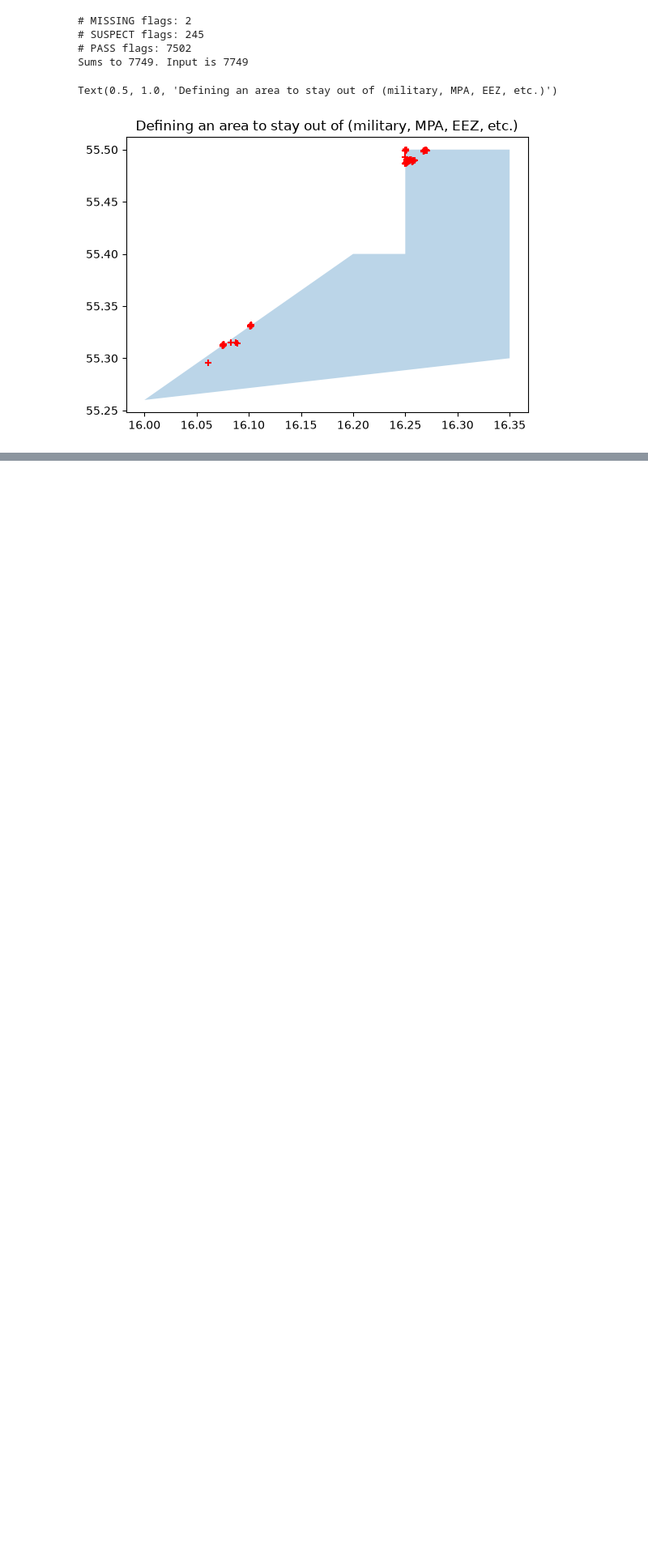
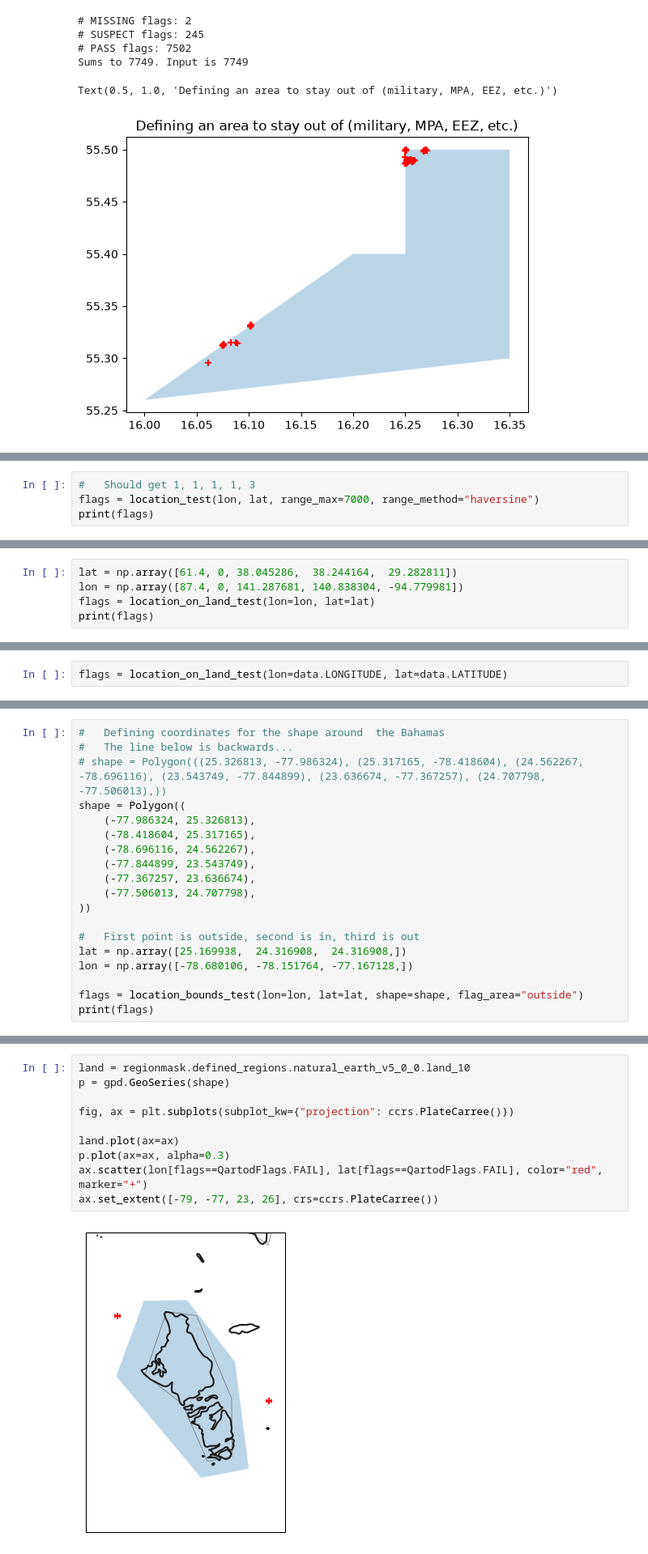
Before and after one commit to Klankers/mau_gsoc_qartod, a Jupyter notebook: deliverable_2.ipynb, the cells around one changed output, grey strips where cells are left out. Shown at 81% size. Drawn from its saved outputs; the diff is of its cells as text; blank space fills up the shorter version.

Commit message:
Finalize the location tests

```diff
--- a/deliverable_2.ipynb
+++ b/deliverable_2.ipynb
@@ -3396,0 +3535,4 @@ Text(0.5, 1.0, 'Defining an area to stay out of (military, MPA, EEZ, etc.)')
+# %%
+#   Should get 1, 1, 1, 1, 3
+flags = location_test(lon, lat, range_max=7000, range_method="haversine")
+print(flags)
@@ -3396,0 +3620,5 @@ Text(0.5, 1.0, 'Defining an area to stay out of (military, MPA, EEZ, etc.)')
+# %%
+lat = np.array([61.4, 0, 38.045286,  38.244164,  29.282811])
+lon = np.array([87.4, 0, 141.287681, 140.838304, -94.779981])
+flags = location_on_land_test(lon=lon, lat=lat)
+print(flags)
@@ -3396,0 +3627,2 @@ Text(0.5, 1.0, 'Defining an area to stay out of (military, MPA, EEZ, etc.)')
+# %%
+flags = location_on_land_test(lon=data.LONGITUDE, lat=data.LATITUDE)
@@ -3396,0 +3731,19 @@ Text(0.5, 1.0, 'Defining an area to stay out of (military, MPA, EEZ, etc.)')
+# %%
+#   Defining coordinates for the shape around  the Bahamas
+#   The line below is backwards...
+# shape = Polygon(((25.326813, -77.986324), (25.317165, -78.418604), (24.562267, -78.696116), (23.543749, -77.844899), (23.636674, -77.367257), (24.707798, -77.506013),))
+shape = Polygon((
+    (-77.986324, 25.326813),
+    (-78.418604, 25.317165),
+    (-78.696116, 24.562267),
+    (-77.844899, 23.543749),
+    (-77.367257, 23.636674),
+    (-77.506013, 24.707798),
+))
+
+#   First point is outside, second is in, third is out
+lat = np.array([25.169938,  24.316908,  24.316908,])
+lon = np.array([-78.680106, -78.151764, -77.167128,])
+
+flags = location_bounds_test(lon=lon, lat=lat, shape=shape, flag_area="outside")
+print(flags)
@@ -3396,0 +3754,12 @@ Text(0.5, 1.0, 'Defining an area to stay out of (military, MPA, EEZ, etc.)')
+# %%
+land = regionmask.defined_regions.natural_earth_v5_0_0.land_10
+p = gpd.GeoSeries(shape)
+
+fig, ax = plt.subplots(subplot_kw={"projection": ccrs.PlateCarree()})
+
+land.plot(ax=ax)
+p.plot(ax=ax, alpha=0.3)
+ax.scatter(lon[flags==QartodFlags.FAIL], lat[flags==QartodFlags.FAIL], color="red", marker="+")
+ax.set_extent([-79, -77, 23, 26], crs=ccrs.PlateCarree())
+# %% [output]
+[figure, added]
```
Also changed, not shown: parts of 24 cells of this notebook.
